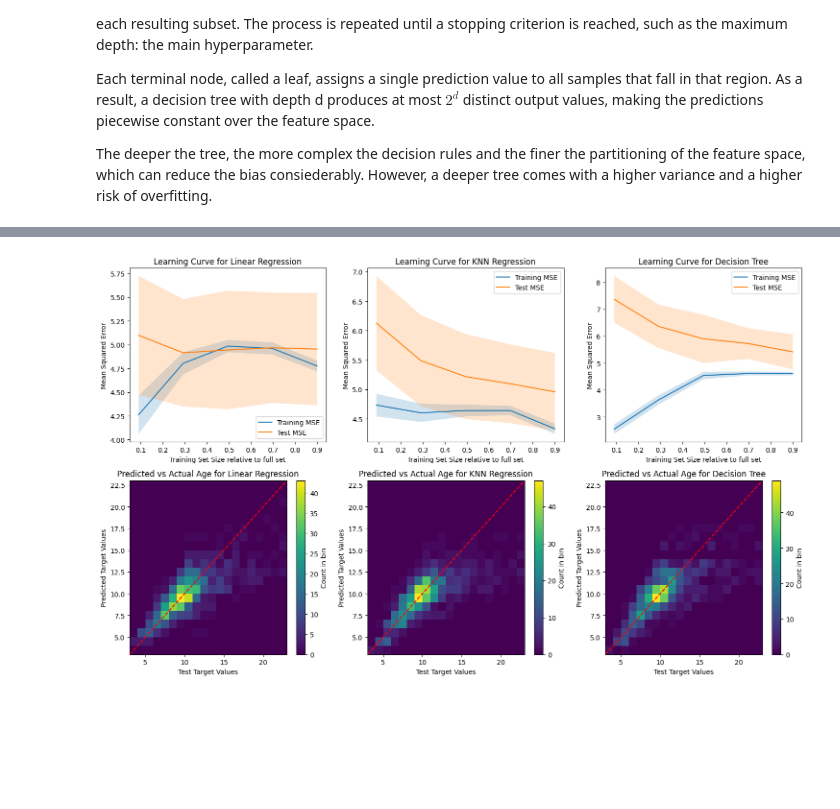
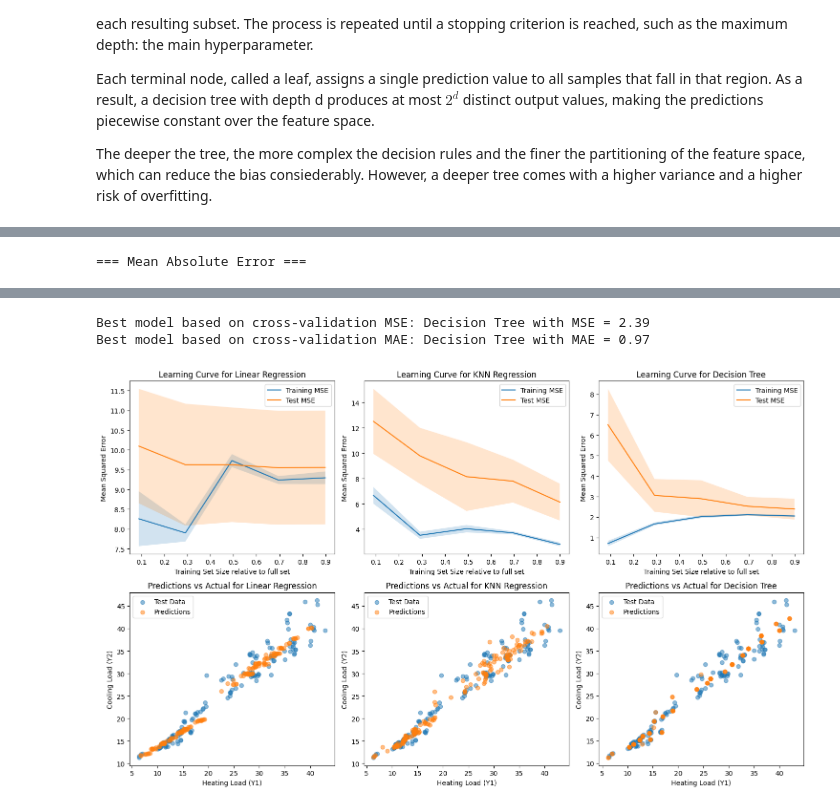
Before and after one commit to meryla/sfml-project, a Jupyter notebook: sfml.ipynb, the cells around one changed output, grey strips where cells are left out. Cells and saved outputs as stored; diff of their text form; code cells hidden in the pictures; blank space fills up the shorter version.

```diff
--- a/sfml.ipynb
+++ b/sfml.ipynb
@@ -553,13 +135,0 @@ plt.show()
-# %%
-rng = np.random.RandomState(1)
-
-X = np.sort(5 * rng.rand(80, 1), axis=0)
-y = np.sin(X).ravel() #+ np.random.normal(0, 0.5, size=X.shape[0])
-y[::5] += 3 * (0.5 - rng.rand(16))
-
-X_train, X_test, y_train, y_test = train_test_split(X, y, test_size=0.2, random_state=42)
-model = DecisionTreeRegressor(max_depth=3, random_state=42)
-model.fit(X_train, y_train)
-
-from sklearn.tree import export_text
-print(export_text(model, feature_names=['X']))
@@ -889,0 +142,4 @@ Number of samples: 768, Number of features: 8, Number of targets: 2
+# %%
+n = 1000
+X, y = make_friedman1(n_samples=n, n_features=5, random_state=42)
+# random_state is used to ensure reproducibility of the dataset.
@@ -1169,18 +1161,17 @@ models = {
         'Linear Regression': LinearRegression(),
         'KNN Regression': Pipeline([
             ('scaler', StandardScaler()), # scale first
-            ('knn', KNeighborsRegressor(n_neighbors=15))  # then KNN
+            ('knn', KNeighborsRegressor(n_neighbors=3))  # then KNN
     ]),
         'Decision Tree': DecisionTreeRegressor(max_depth=5, random_state=42),
-        # 'Gradient Boosting': GradientBoostingRegressor(n_estimators=100, random_state=42),
     }
 
 # 10-fold cross-validation with shuffling and fixed random state for reproducibility
 cv = KFold(n_splits=10, shuffle=True, random_state=42)
 
 fig, axes = plt.subplots(2, len(models), figsize=(5 * len(models), 3 * len(models)))
-MSE = {'E_in': [], 'E_out': [], 'E_cv': []}
-MAE = {'E_in': [], 'E_out': [], 'E_cv': []}
+MSE = {'Model': [], 'E_in': [], 'E_out': [], 'E_cv': []}
+MAE = {'Model': [], 'E_in': [], 'E_out': [], 'E_cv': []}
 
 for name, model in models.items():
 
@@ -1192,26 +1183,20 @@ for name, model in models.items():
     train_mae = mean_absolute_error(y_train, model.predict(X_train))
     test_mae = mean_absolute_error(y_test, model.predict(X_test))
 
-    scores = cross_val_score(model, X_train, y_train, cv=cv, scoring='neg_mean_squared_error')
-    mse_scores = -scores
+    # Compute the 10-fold cross-validation MSE (estimate for E_out MSE)
+    mse_scores = cross_val_score(model, X_train, y_train, cv=cv, scoring='neg_mean_squared_error')
+    mae_scores = cross_val_score(model, X_train, y_train, cv=cv, scoring='neg_mean_absolute_error')
 
-    print('')
-    print(f"=== {name} ===")
-    print('')
-
-    print(f"Mean 10-Fold Cross-Validation Score = {mse_scores.mean():.2e}")
-
-    print(f"Train MSE = {train_mse:.2e}, Test MSE = {test_mse:.2e}")
-    print(f"Train MAE = {train_mae:.2e}, Test MAE = {test_mae:.2e}")
-    print('')
-
+    # Store the error values
+    MSE['Model'].append(name)
     MSE['E_in'].append(train_mse)
     MSE['E_out'].append(test_mse)
-    MSE['E_cv'].append(mse_scores.mean())
+    MSE['E_cv'].append(-mse_scores.mean())
 
+    MAE['Model'].append(name)
     MAE['E_in'].append(train_mae)
     MAE['E_out'].append(test_mae)
-    MAE['E_cv'].append(-cross_val_score(model, X_train, y_train, cv=cv, scoring='neg_mean_absolute_error').mean())
+    MAE['E_cv'].append(-mae_scores.mean())
 
     train_sizes, train_scores, test_scores = learning_curve(model, X_train, y_train, cv=cv, scoring='neg_mean_squared_error')
 
@@ -1230,31 +1215,26 @@ for name, model in models.items():
     # axes[0,list(models.keys()).index(name)].set_yscale('log')
     axes[0,list(models.keys()).index(name)].legend()
 
-    # axes[1,list(models.keys()).index(name)].scatter(y_test, model.predict(X_test), alpha=0.5)
-    axes[1,list(models.keys()).index(name)].plot([y_test.min(), y_test.max()], [y_test.min(), y_test.max()], 'r--')
+    axes[1,list(models.keys()).index(name)].scatter(np.array(y_test)[:,0], np.array(y_test)[:,1], alpha=0.5, label='Test Data')
+    axes[1,list(models.keys()).index(name)].scatter(model.predict(X_test)[:,0], model.predict(X_test)[:,1], alpha=0.5, label='Predictions')
+    axes[1,list(models.keys()).index(name)].set_title(f'Predictions vs Actual for {name}')
+    axes[1,list(models.keys()).index(name)].set_xlabel('Heating Load (Y1)')
+    axes[1,list(models.keys()).index(name)].set_ylabel('Cooling Load (Y2)')
+    axes[1,list(models.keys()).index(name)].legend()
 
-    y_test = np.array(y_test).ravel()
-    y_pred = np.array(model.predict(X_test)).ravel()
+print("=== Mean Squared Error ===")
+display(pd.DataFrame(MSE))
 
-    x_bins = np.arange(int(y_test.min()), int(y_test.max()) + 1, 1)
-    y_bins = np.arange(int(y_pred.min()), int(y_pred.max()) + 1, 1)
-
-    X, Y = np.meshgrid(x_bins, x_bins)
-    hist, xedges, yedges = np.histogram2d(y_test, y_pred, bins=[x_bins, x_bins])
-    pcm = axes[1,list(models.keys()).index(name)].pcolormesh(X, Y, hist.T, cmap='viridis')#, norm=LogNorm())
-    fig.colorbar(pcm, ax=axes[1,list(models.keys()).index(name)], label='Count in bin')
-
-    axes[1,list(models.keys()).index(name)].set_title(f'Predicted vs Actual Age for {name}')
-    axes[1,list(models.keys()).index(name)].set_xlabel('Test Target Values')
-    axes[1,list(models.keys()).index(name)].set_ylabel('Predicted Target Values')
+print("=== Mean Absolute Error ===")
+display(pd.DataFrame(MAE))
 
 best_model_index = np.argmin(MSE['E_cv'])
 best_model_name = list(models.keys())[best_model_index]
-print(f"Best model based on cross-validation MSE: {best_model_name} with MSE = {MSE['E_cv'][best_model_index]:.2e}")
+print(f"Best model based on cross-validation MSE: {best_model_name} with MSE = {MSE['E_cv'][best_model_index]:.2f}")
 
 best_model_index = np.argmin(MAE['E_cv'])
 best_model_name = list(models.keys())[best_model_index]
-print(f"Best model based on cross-validation MAE: {best_model_name} with MAE = {MAE['E_cv'][best_model_index]:.2e}")
+print(f"Best model based on cross-validation MAE: {best_model_name} with MAE = {MAE['E_cv'][best_model_index]:.2f}")
 
 plt.tight_layout()
 plt.show()
@@ -1278,0 +1247 @@ Best model based on cross-validation MAE: KNN Regression with MAE = 1.55e+00
+=== Mean Absolute Error ===
@@ -1279 +1252,3 @@ Best model based on cross-validation MAE: KNN Regression with MAE = 1.55e+00
+Best model based on cross-validation MSE: Decision Tree with MSE = 2.39
+Best model based on cross-validation MAE: Decision Tree with MAE = 0.97
-[figure, old version]
+[figure, new version]
```
Also changed, not shown: parts of 79 cells of this notebook.
